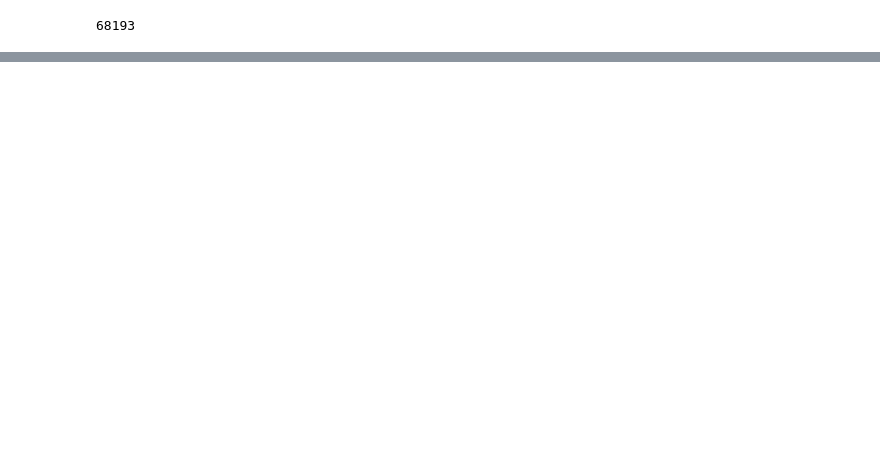
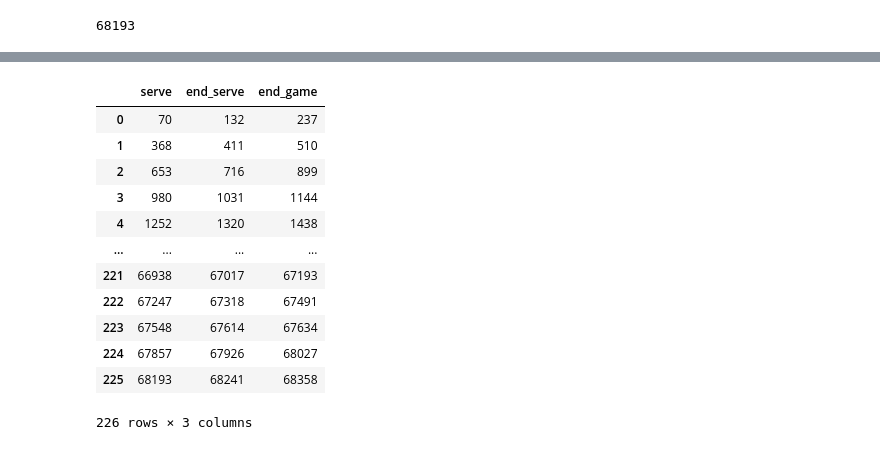
Before and after one commit to masouduut94/volleyball_analytics, a Jupyter notebook: notebooks/generate_data_video_classification.ipynb, the cells around one changed output, grey strips where cells are left out. Cells and saved outputs as stored; diff of their text form; code cells hidden in the pictures; blank space fills up the shorter version.

```diff
--- a/notebooks/generate_data_video_classification.ipynb
+++ b/notebooks/generate_data_video_classification.ipynb
@@ -92,0 +439,16 @@ def get_frame_nos(annot_path, label='serving-start'):
+# %%
+df
+# %% [output]
+|  | serve | end_serve | end_game |
+| 0 | 70 | 132 | 237 |
+| 1 | 368 | 411 | 510 |
+| 2 | 653 | 716 | 899 |
+| 3 | 980 | 1031 | 1144 |
+| 4 | 1252 | 1320 | 1438 |
+| ... | ... | ... | ... |
+| 221 | 66938 | 67017 | 67193 |
+| 222 | 67247 | 67318 | 67491 |
+| 223 | 67548 | 67614 | 67634 |
+| 224 | 67857 | 67926 | 68027 |
+| 225 | 68193 | 68241 | 68358 |
+226 rows × 3 columns
```
Also changed, not shown: parts of 21 cells of this notebook.
